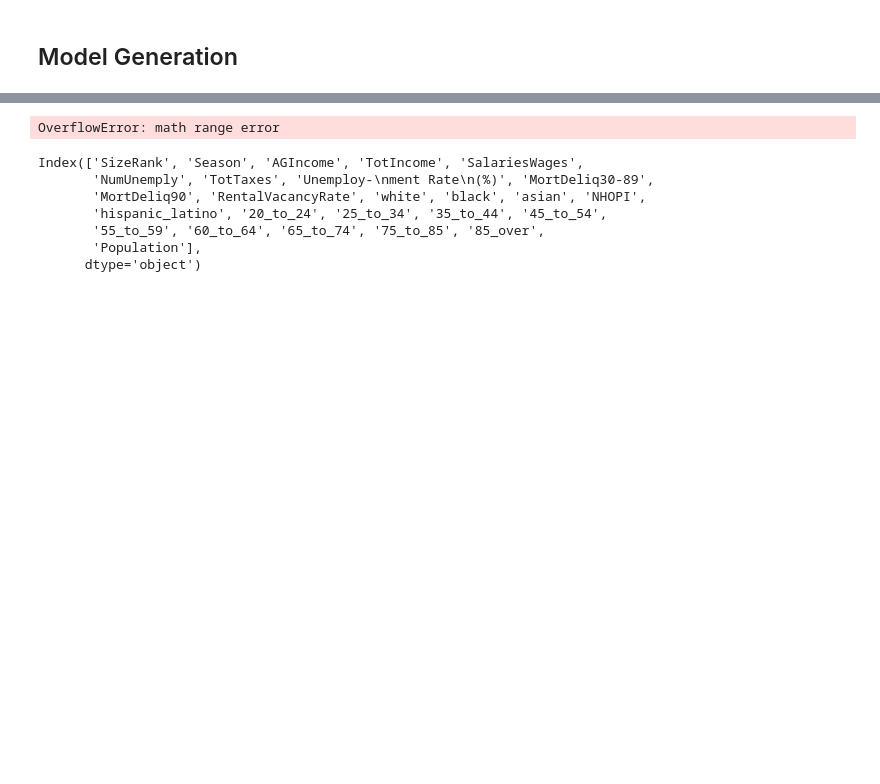
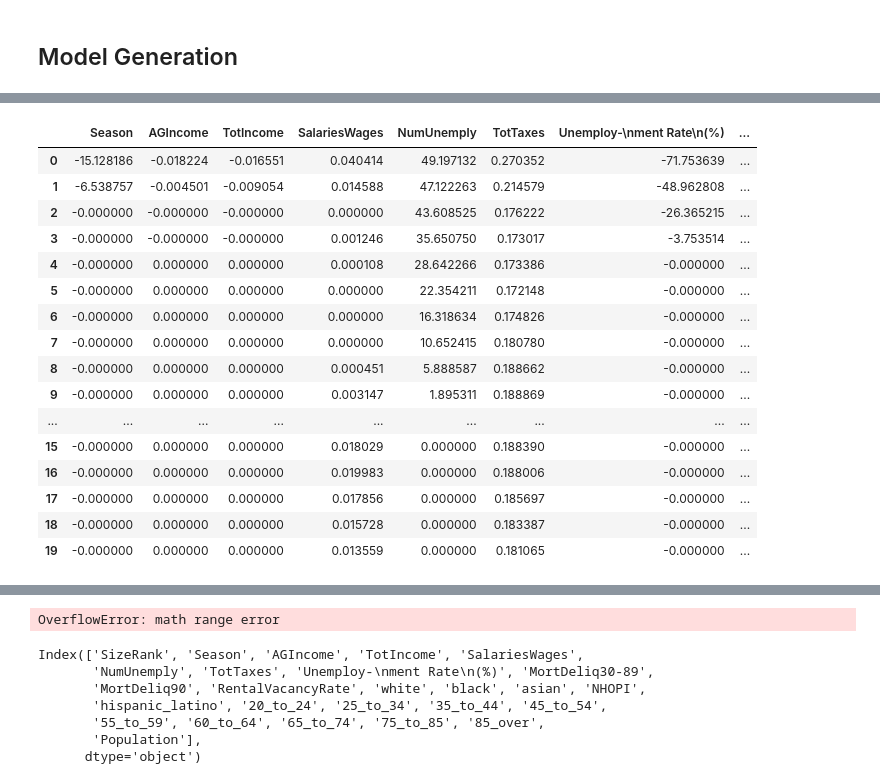
Before and after one commit to isa-adl/ZillowRent_capstone, a Jupyter notebook: Regression Model.ipynb, the cells around one changed output, grey strips where cells are left out. Saved outputs shown, nothing was run; the diff lists cells and outputs as text; code cells hidden in the pictures; blank space fills up the shorter version.

```diff
--- a/Regression Model.ipynb
+++ b/Regression Model.ipynb
@@ -199,0 +159,20 @@ Text(0.5, 1.0, 'Coefficients in the Lasso Model')
+# %%
+coefs
+# %% [output]
+|  | Season | AGIncome | TotIncome | SalariesWages | NumUnemply | TotTaxes | Unemploy-\nment Rate\n(%) | ... |
+| 0 | -15.128186 | -0.018224 | -0.016551 | 0.040414 | 49.197132 | 0.270352 | -71.753639 | ... |
+| 1 | -6.538757 | -0.004501 | -0.009054 | 0.014588 | 47.122263 | 0.214579 | -48.962808 | ... |
+| 2 | -0.000000 | -0.000000 | -0.000000 | 0.000000 | 43.608525 | 0.176222 | -26.365215 | ... |
+| 3 | -0.000000 | -0.000000 | -0.000000 | 0.001246 | 35.650750 | 0.173017 | -3.753514 | ... |
+| 4 | -0.000000 | 0.000000 | 0.000000 | 0.000108 | 28.642266 | 0.173386 | -0.000000 | ... |
+| 5 | -0.000000 | 0.000000 | 0.000000 | 0.000000 | 22.354211 | 0.172148 | -0.000000 | ... |
+| 6 | -0.000000 | 0.000000 | 0.000000 | 0.000000 | 16.318634 | 0.174826 | -0.000000 | ... |
+| 7 | -0.000000 | 0.000000 | 0.000000 | 0.000000 | 10.652415 | 0.180780 | -0.000000 | ... |
+| 8 | -0.000000 | 0.000000 | 0.000000 | 0.000451 | 5.888587 | 0.188662 | -0.000000 | ... |
+| 9 | -0.000000 | 0.000000 | 0.000000 | 0.003147 | 1.895311 | 0.188869 | -0.000000 | ... |
+| ... | ... | ... | ... | ... | ... | ... | ... | ... |
+| 15 | -0.000000 | 0.000000 | 0.000000 | 0.018029 | 0.000000 | 0.188390 | -0.000000 | ... |
+| 16 | -0.000000 | 0.000000 | 0.000000 | 0.019983 | 0.000000 | 0.188006 | -0.000000 | ... |
+| 17 | -0.000000 | 0.000000 | 0.000000 | 0.017856 | 0.000000 | 0.185697 | -0.000000 | ... |
+| 18 | -0.000000 | 0.000000 | 0.000000 | 0.015728 | 0.000000 | 0.183387 | -0.000000 | ... |
+| 19 | -0.000000 | 0.000000 | 0.000000 | 0.013559 | 0.000000 | 0.181065 | -0.000000 | ... |
```
Also changed, not shown: parts of 36 cells of this notebook, 3 other files.
